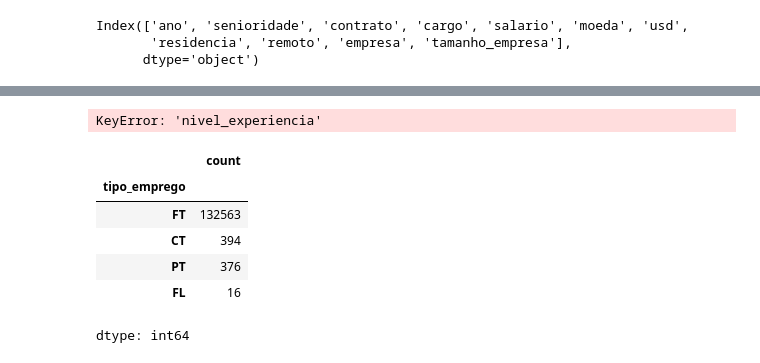
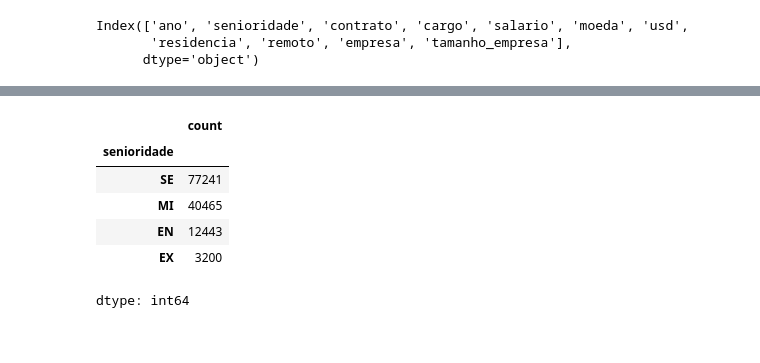
Before and after one commit to leandro-ikehara/Imersao_Dados_Python, a Jupyter notebook: Imersao_Dados_Python2025.ipynb, the cells around one changed output, grey strips where cells are left out. Saved outputs shown, nothing was run; the diff lists cells and outputs as text; code cells hidden in the pictures.

```diff
--- a/Imersao_Dados_Python2025.ipynb
+++ b/Imersao_Dados_Python2025.ipynb
@@ -91,6 +91,3 @@ df.columns
 Index(['ano', 'senioridade', 'contrato', 'cargo', 'salario', 'moeda', 'usd',
        'residencia', 'remoto', 'empresa', 'tamanho_empresa'],
       dtype='object')
-# %%
-df.columns = ['ano', 'senioridade', 'contrato', 'cargo', 'salario', 'moeda', 'usd', 'residencia', 'remoto', 'empresa', 'tamanho_empresa']
-display(df.columns)
@@ -101,14 +99,10 @@ Index(['ano', 'senioridade', 'contrato', 'cargo', 'salario', 'moeda', 'usd',
 # %%
-df['nivel_experiencia'].value_counts()
+df['senioridade'].value_counts()
 # %% [output]
+|  | count |
+| senioridade |  |
+| SE | 77241 |
+| MI | 40465 |
+| EN | 12443 |
+| EX | 3200 |
-KeyError: 'nivel_experiencia'
+dtype: int64
-# %%
-df['tipo_emprego'].value_counts()
-# %% [output]
-|  | count |
-| tipo_emprego |  |
-| FT | 132563 |
-| CT | 394 |
-| PT | 376 |
-| FL | 16 |
-dtype: int64
```
Also changed, not shown: parts of 9 cells of this notebook.
